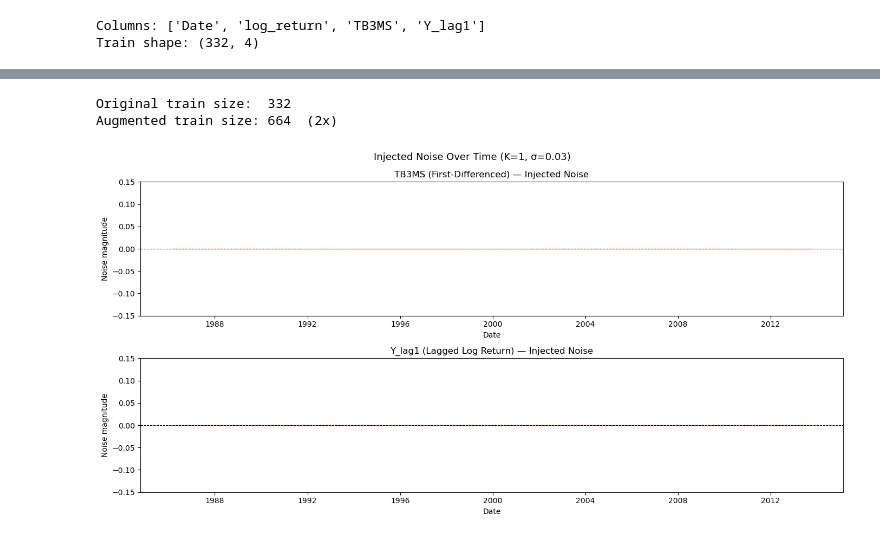
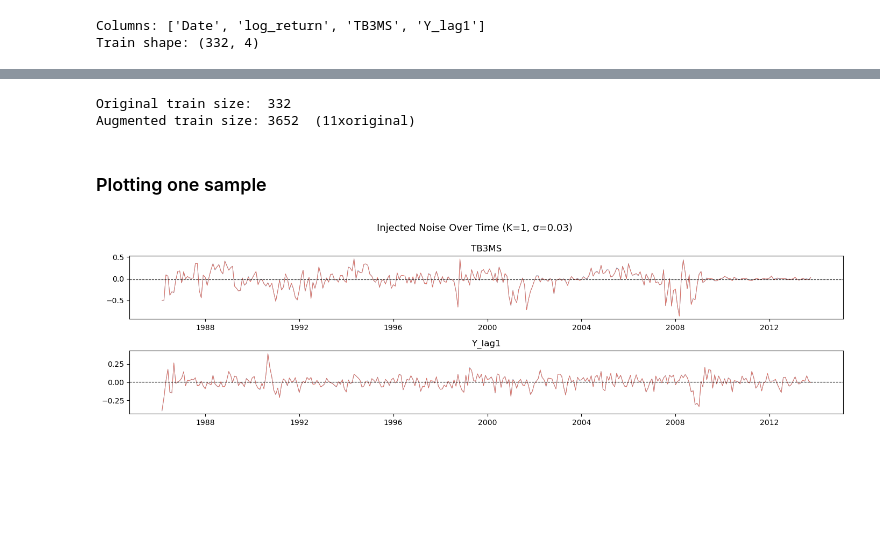
Before and after one commit to Meowth239/dse4101-project, a Jupyter notebook: data/jittering.ipynb, the cells around one changed output, grey strips where cells are left out. Drawn from its saved outputs; the diff is of its cells as text; code cells hidden in the pictures; blank space fills up the shorter version.

Commit message:
Edit jittering implementation + add jittered training data

```diff
--- a/data/jittering.ipynb
+++ b/data/jittering.ipynb
@@ -172,17 +154,17 @@ dtype: float64
 # %%
-# add lag Y to covariates (for jittering)
+# add lag Y to covariates (for jittering lagged Y while keeping target col clean)
 def add_lag(df):
     df = df.copy()
     df['Y_lag1'] = df['log_return'].shift(1)
     df = df.dropna().reset_index(drop=True)  # drops first row where lag is NaN
     return df
 
-train_scaled = add_lag(train_scaled)
-val_scaled   = add_lag(val_scaled)
-test_scaled  = add_lag(test_scaled)
+train_wlags = add_lag(train_df)
+val_wlags   = add_lag(val_df)
+test_wlags  = add_lag(test_df)
 
-print("Columns:", train_scaled.columns.tolist())
-print("Train shape:", train_scaled.shape)
+print("Columns:", train_wlags.columns.tolist())
+print("Train shape:", train_wlags.shape)
 # %% [output]
 Columns: ['Date', 'log_return', 'TB3MS', 'Y_lag1']
 Train shape: (332, 4)
@@ -189,24 +222,15 @@ Train shape: (332, 4)
 # %%
-# Jittering
-NOISE_STD = 0.03
-K_COPIES  = 1      # number of augmented copies
+# --- apply jittering
+ALPHA = 0.03
+K_COPIES  = 10     # number of augmented copies
 SEED      = 4101
 
-rng = np.random.default_rng(SEED)
+train_augmented = jitter_df(train_wlags,
+                            exclude_cols=['log_return', 'Date'],
+                            alpha=ALPHA, num_copies=K_COPIES, random_state=SEED)
 
-noise_cols = ['TB3MS', 'Y_lag1']  # augment all features, not Date and target
-augmented_copies = [train_scaled]
-
-for _ in range(K_COPIES):
-    copy = train_scaled.copy()
-    noise = rng.normal(loc=0, scale=NOISE_STD, size=copy[noise_cols].shape)
-    copy[noise_cols] = copy[noise_cols] + noise
-    augmented_copies.append(copy)
-
-train_augmented = pd.concat(augmented_copies, ignore_index=True)
-
-print(f"Original train size:  {len(train_scaled)}")
-print(f"Augmented train size: {len(train_augmented)}  ({K_COPIES+1}x)")
+print(f"Original train size:  {len(train_wlags)}")
+print(f"Augmented train size: {len(train_augmented)}  ({K_COPIES+1}xoriginal)")
 # %% [output]
 Original train size:  332
-Augmented train size: 664  (2x)
+Augmented train size: 3652  (11xoriginal)
@@ -213,26 +240,34 @@ Augmented train size: 664  (2x)
+# %% [markdown]
+### Plotting one sample
+# %%
+# inspect jittered data
+full_augmented = pd.read_csv("train_augmented.csv", parse_dates=['Date'])
+plot_augmented = train_augmented[train_augmented['sample_id']==1].copy() # inspect first jittered sample
+plot_augmented = plot_augmented.drop(columns=['sample_id'])
 # %%
 # plot jittered data
-fig, axes = plt.subplots(2, 1, figsize=(14, 7), sharex=False)
-plot_cols = ['TB3MS', 'Y_lag1']
-titles    = ['TB3MS (First-Differenced)', 'Y_lag1 (Lagged Log Return)']
+plot_cols = train_wlags.columns.difference(['Date', 'log_return']).tolist() # only covariates
+num_plots = len(plot_cols)
+fig, axes = plt.subplots(num_plots, 1, figsize=(14, 2*num_plots), sharex=False)
 
-for ax, col, title in zip(axes, plot_cols, titles):
-    orig     = train_scaled[col].values
-    jittered = train_augmented.iloc[:len(train_scaled)][col].values
-    noise    = jittered - orig
+for ax, col in zip(axes, plot_cols):
+    orig     = train_wlags[col].values
+    jittered = plot_augmented.iloc[:len(train_wlags)][col].values
+    # noise    = jittered - orig
 
-    ax.plot(train_scaled['Date'], noise,
-            color='tomato', linewidth=0.7, alpha=0.8)
-    ax.axhline(0, color='black', linewidth=0.8, linestyle='--')
-    ax.fill_between(train_scaled['Date'], noise, alpha=0.2, color='tomato')
-    ax.set_title(f'{title} — Injected Noise')
-    ax.set_ylabel('Noise magnitude')
-    ax.set_xlabel('Date')
-    ax.set_ylim(-0.15, 0.15)  # compress y axis to noise range
+    # ax.plot(train_wlags['Date'], noise,
+    #         color='tomato', linewidth=0.7, alpha=0.8)
+    ax.plot(train_wlags['Date'], orig,
+        color='steelblue', linewidth=0.7, alpha=0.8)
+    ax.plot(train_wlags['Date'], jittered,
+        color='tomato', linewidth=0.7, alpha=0.8)
+    ax.axhline(np.mean(orig), color='black', linewidth=0.8, linestyle='--')
+    ax.set_title(col)
+    # ax.set_ylim(-0.15, 0.15)  # compress y axis to noise range
 
 plt.suptitle('Injected Noise Over Time (K=1, σ=0.03)', fontsize=13)
 plt.tight_layout()
 plt.show()
 # %% [output]
-[figure, old version]
+[figure, new version]
 # %%
```
Also changed, not shown: parts of 14 cells of this notebook, 4 other files.
